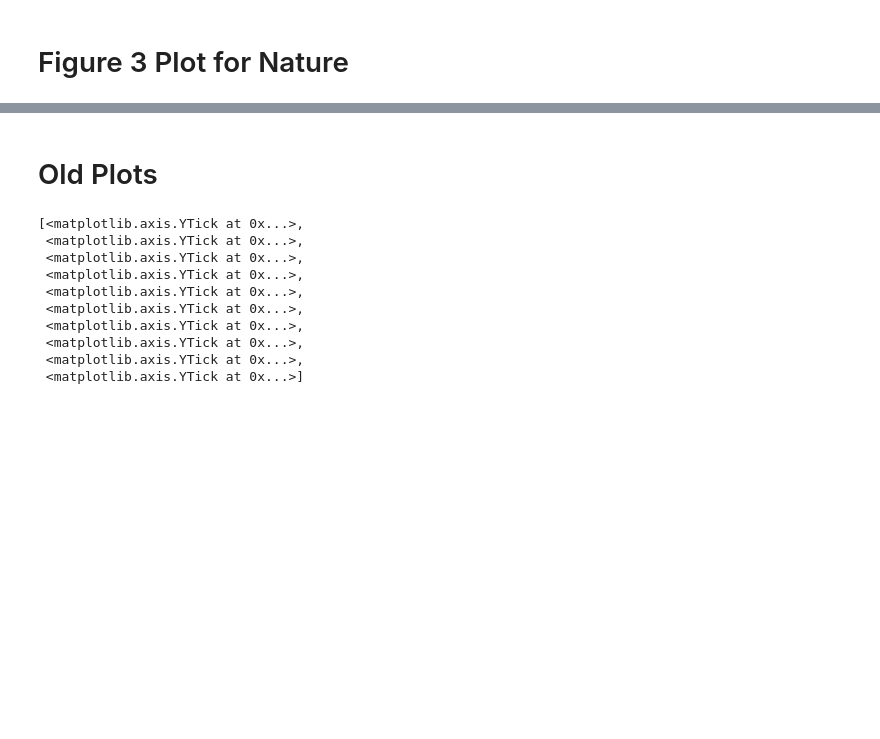
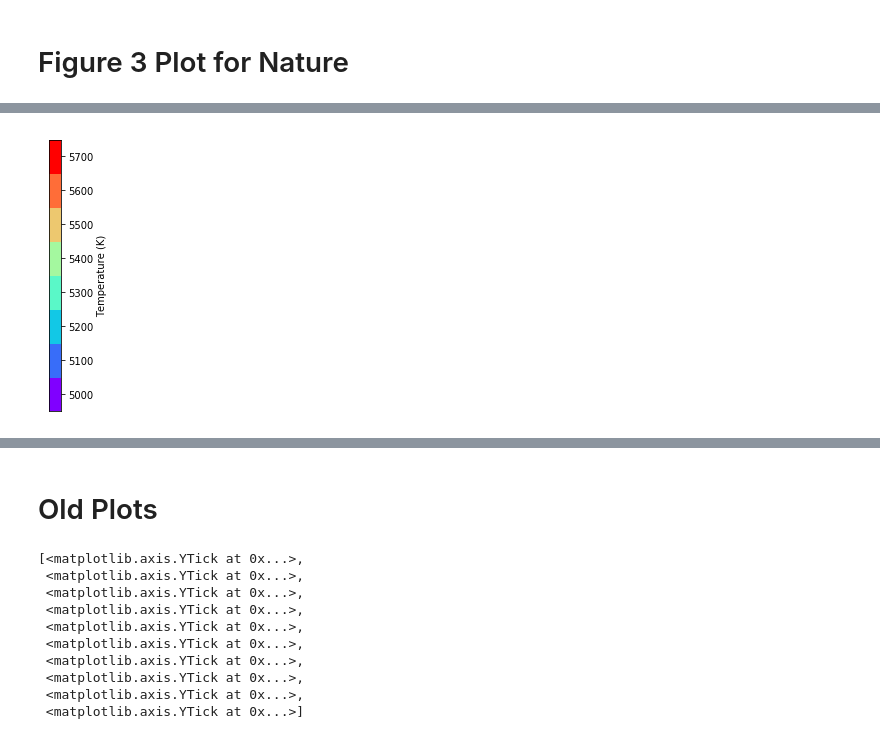
Before and after one commit to nknezek/MgSi-Exsolution, a Jupyter notebook: figures_new/plot final Hirose Plots.ipynb, the cells around one changed output, grey strips where cells are left out. Saved outputs shown, nothing was run; the diff lists cells and outputs as text; code cells hidden in the pictures; blank space fills up the shorter version.

```diff
--- a/figures_new/plot final Hirose Plots.ipynb
+++ b/figures_new/plot final Hirose Plots.ipynb
@@ -450,0 +582,21 @@ plt.savefig('figure3_Hirose_SiOMgOcooling.pdf')
+# %%
+cvar = 'T_cmb0'
+mi = np.min(df[cvar])
+ma = np.max(df[cvar])
+Ts = np.linspace(mi,ma+100,9)
+cvals = (Ts-mi)/(ma-mi)
+colors= plt.cm.rainbow(cvals)
+Tp = np.vstack((Ts,Ts))
+cp = np.vstack((colors,colors))
+
+plt.figure(figsize=(1,5))
+plt.pcolormesh([0,1],Ts-50,Tp.T,cmap=plt.cm.rainbow)
+plt.gca().yaxis.tick_right()
+plt.ylim(4950,5750)
+plt.xticks([])
+plt.gca().yaxis.set_label_position("right")
+plt.gca().set_ylabel('Temperature (K)')
+plt.subplots_adjust(right=.3)
+plt.savefig('Hirose_T_colorbar.pdf')
+# %% [output]
+[figure, added]
```
Also changed, not shown: parts of 25 cells of this notebook, 18 other files.
